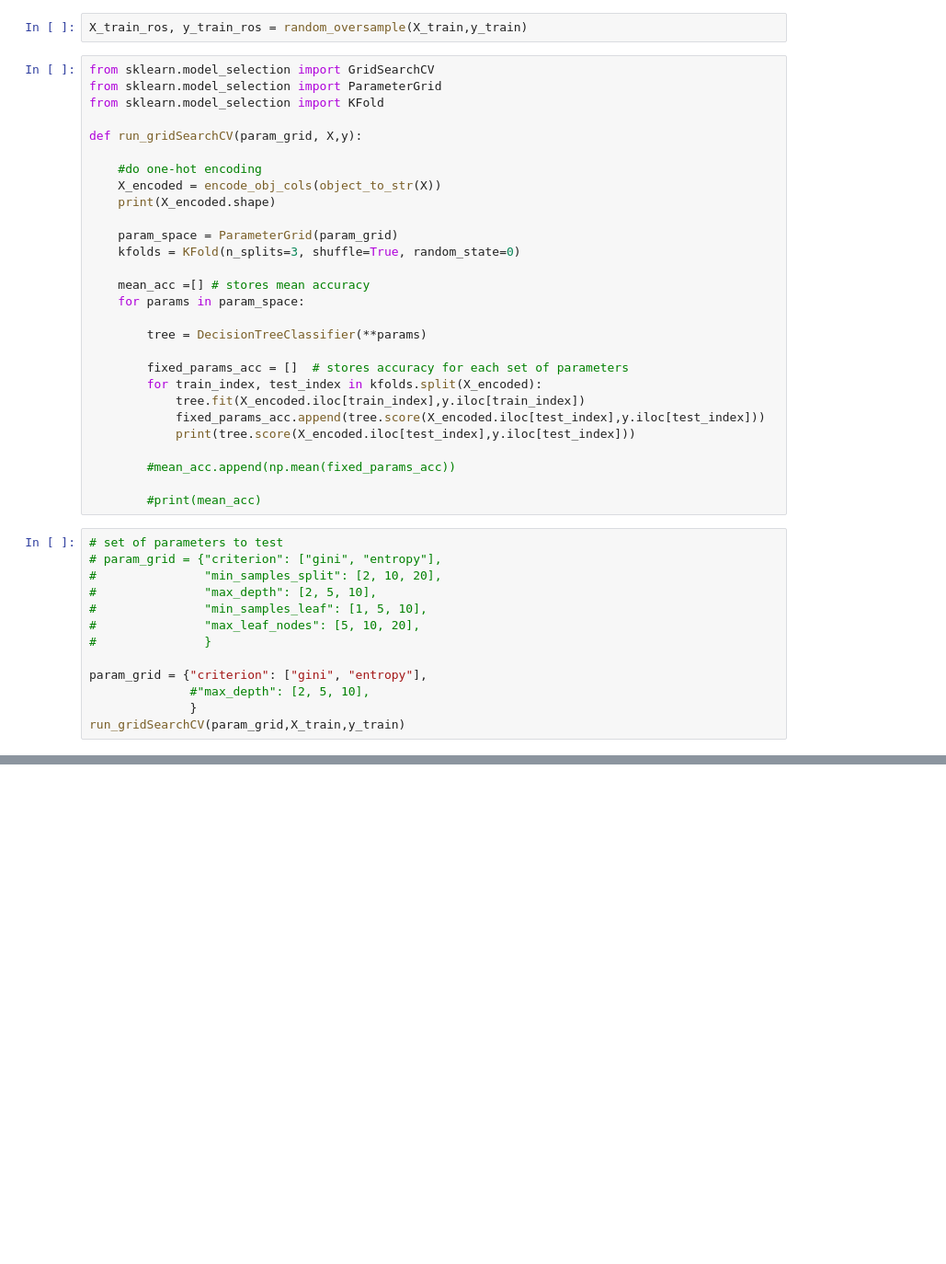
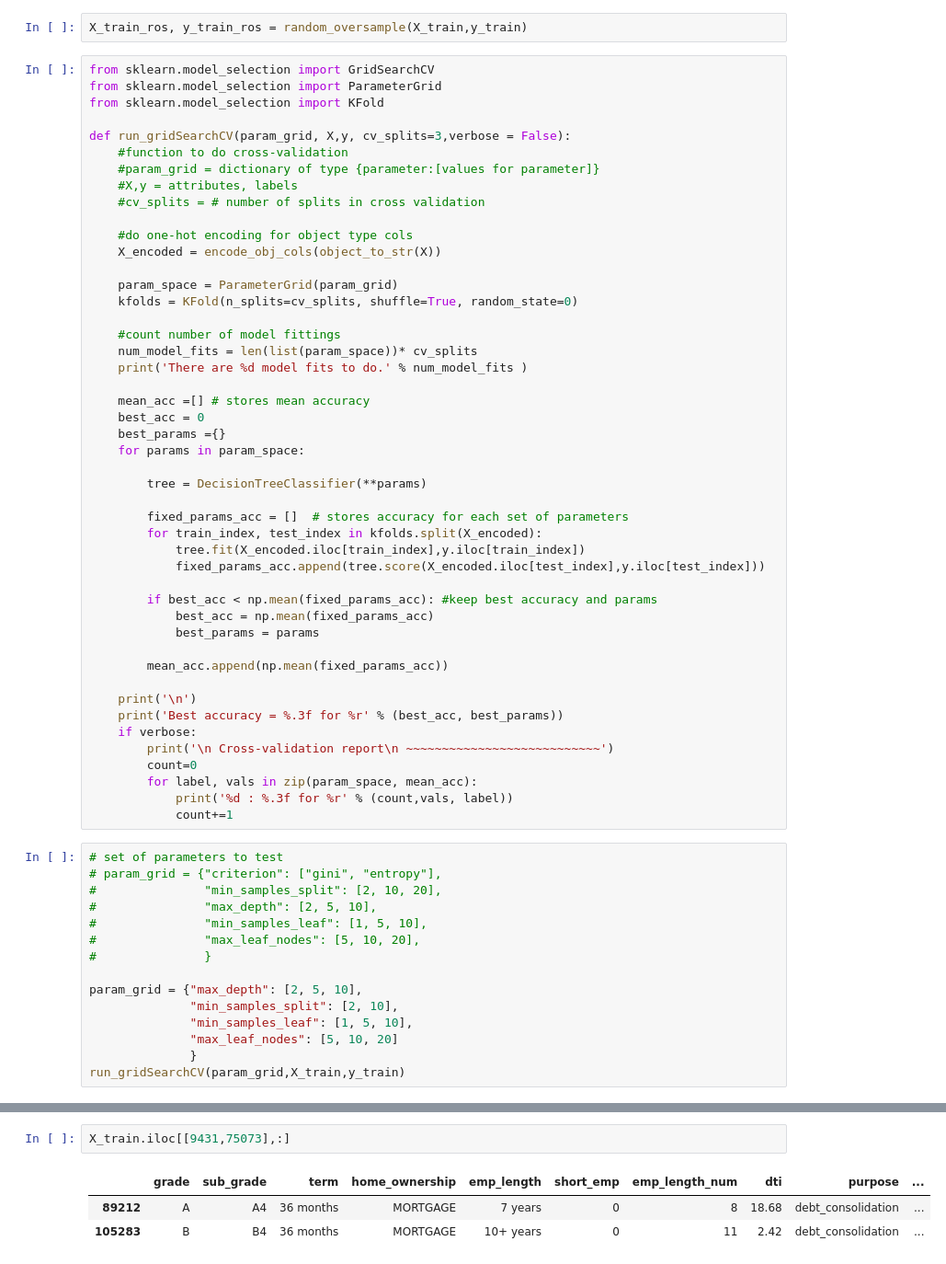
Before and after one commit to yanielc/Upsampling_techniques_during_cross-validation, a Jupyter notebook: upsampling_techniques_during_cross-validation.ipynb, the cells around one changed output, grey strips where cells are left out. Shown: that part at 92% size. Drawn from its saved outputs; the diff is of its cells as text; blank space fills up the shorter version.

```diff
--- a/upsampling_techniques_during_cross-validation.ipynb
+++ b/upsampling_techniques_during_cross-validation.ipynb
@@ -167,16 +167,25 @@ from sklearn.model_selection import GridSearchCV
 from sklearn.model_selection import ParameterGrid
 from sklearn.model_selection import KFold
 
-def run_gridSearchCV(param_grid, X,y):
+def run_gridSearchCV(param_grid, X,y, cv_splits=3,verbose = False):
+    #function to do cross-validation
+    #param_grid = dictionary of type {parameter:[values for parameter]}
+    #X,y = attributes, labels
+    #cv_splits = # number of splits in cross validation
 
-    #do one-hot encoding
+    #do one-hot encoding for object type cols
     X_encoded = encode_obj_cols(object_to_str(X))
-    print(X_encoded.shape)
 
     param_space = ParameterGrid(param_grid)
-    kfolds = KFold(n_splits=3, shuffle=True, random_state=0)
+    kfolds = KFold(n_splits=cv_splits, shuffle=True, random_state=0)
+
+    #count number of model fittings
+    num_model_fits = len(list(param_space))* cv_splits
+    print('There are %d model fits to do.' % num_model_fits )
 
     mean_acc =[] # stores mean accuracy
+    best_acc = 0
+    best_params ={}
     for params in param_space:
 
         tree = DecisionTreeClassifier(**params)
@@ -185,11 +194,21 @@ def run_gridSearchCV(param_grid, X,y):
         for train_index, test_index in kfolds.split(X_encoded):
             tree.fit(X_encoded.iloc[train_index],y.iloc[train_index])
             fixed_params_acc.append(tree.score(X_encoded.iloc[test_index],y.iloc[test_index]))
-            print(tree.score(X_encoded.iloc[test_index],y.iloc[test_index]))
 
-        #mean_acc.append(np.mean(fixed_params_acc))
+        if best_acc < np.mean(fixed_params_acc): #keep best accuracy and params
+            best_acc = np.mean(fixed_params_acc)
+            best_params = params
 
-        #print(mean_acc)
+        mean_acc.append(np.mean(fixed_params_acc))
+
+    print('\n')
+    print('Best accuracy = %.3f for %r' % (best_acc, best_params))
+    if verbose:
+        print('\n Cross-validation report\n ~~~~~~~~~~~~~~~~~~~~~~~~~~~')
+        count=0
+        for label, vals in zip(param_space, mean_acc):
+            print('%d : %.3f for %r' % (count,vals, label))
+            count+=1
 # %%
 # set of parameters to test
 # param_grid = {"criterion": ["gini", "entropy"],
@@ -199,8 +218,10 @@ def run_gridSearchCV(param_grid, X,y):
 #               "max_leaf_nodes": [5, 10, 20],
 #               }
 
-param_grid = {"criterion": ["gini", "entropy"],
-              #"max_depth": [2, 5, 10],
+param_grid = {"max_depth": [2, 5, 10],
+              "min_samples_split": [2, 10],
+              "min_samples_leaf": [1, 5, 10],
+              "max_leaf_nodes": [5, 10, 20]
               }
 run_gridSearchCV(param_grid,X_train,y_train)
 # %% [output]
@@ -241,0 +307,6 @@ my_sum(**{'a':10})
+# %%
+X_train.iloc[[9431,75073],:]
+# %% [output]
+|  | grade | sub_grade | term | home_ownership | emp_length | short_emp | emp_length_num | dti | purpose | ... |
+| 89212 | A | A4 | 36 months | MORTGAGE | 7 years | 0 | 8 | 18.68 | debt_consolidation | ... |
+| 105283 | B | B4 | 36 months | MORTGAGE | 10+ years | 0 | 11 | 2.42 | debt_consolidation | ... |
```
Also changed, not shown: parts of 13 cells of this notebook.
